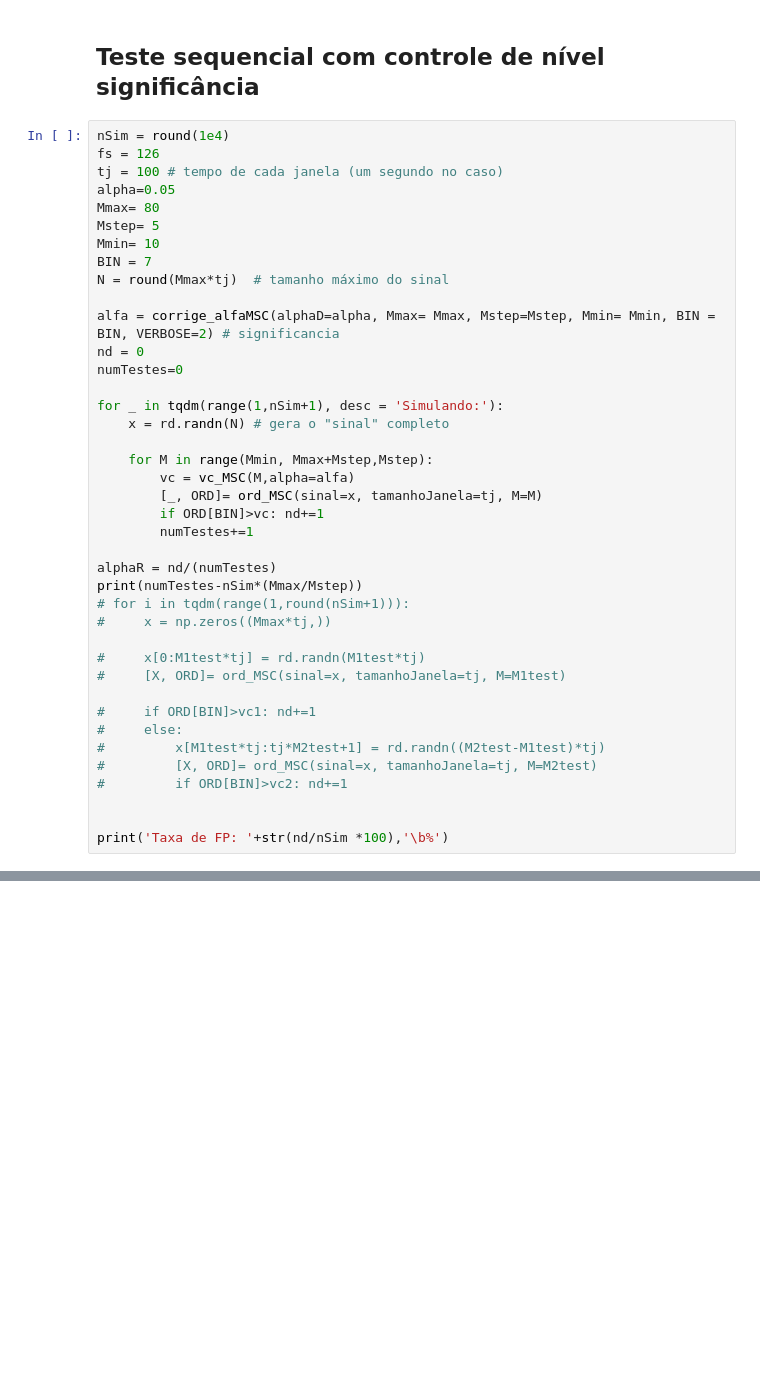
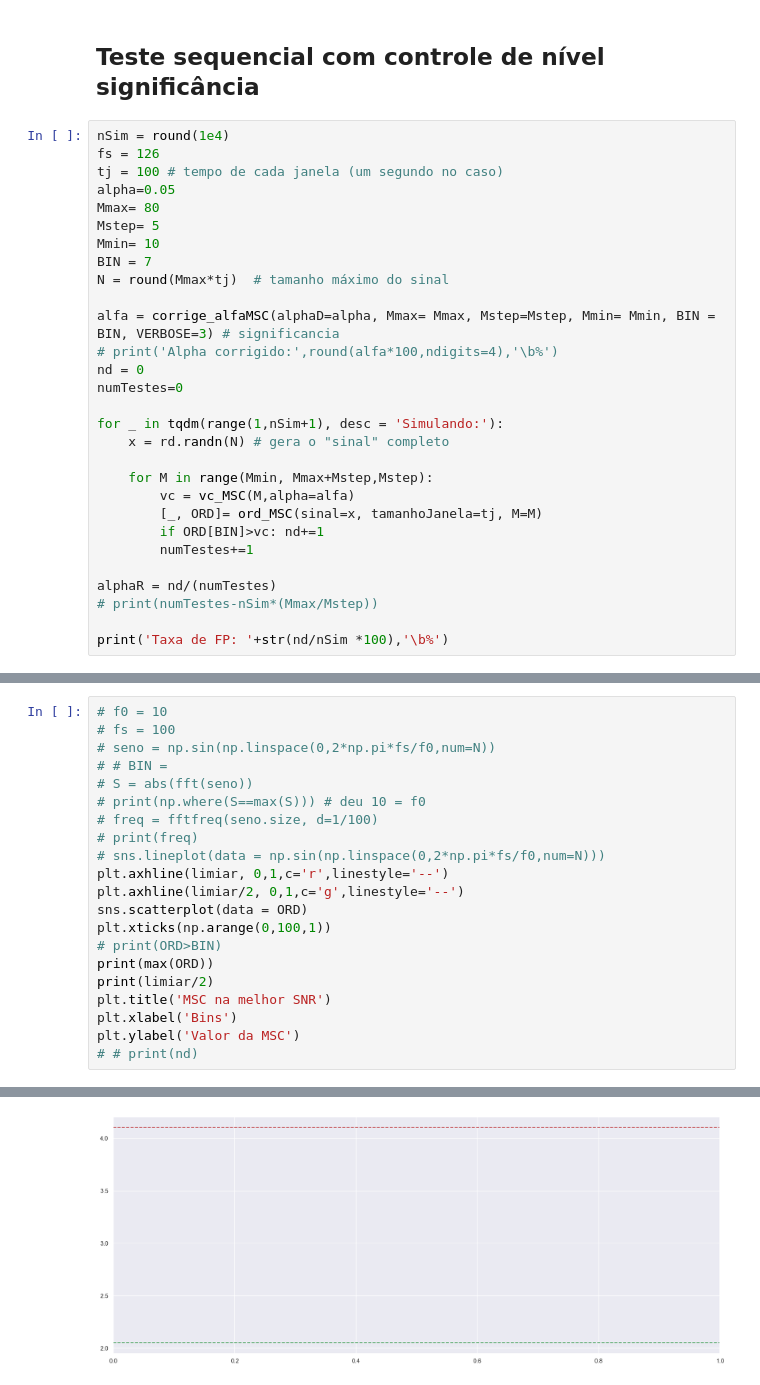
Before and after one commit to Alexandre-Caldeira/detection-theory-101, a Jupyter notebook: emBlocos.ipynb, the cells around one changed output, grey strips where cells are left out. Saved outputs shown, nothing was run; the diff lists cells and outputs as text; blank space fills up the shorter version.

```diff
--- a/emBlocos.ipynb
+++ b/emBlocos.ipynb
@@ -458,7 +454,8 @@ Mmin= 10
 BIN = 7
 N = round(Mmax*tj)  # tamanho máximo do sinal
 
-alfa = corrige_alfaMSC(alphaD=alpha, Mmax= Mmax, Mstep=Mstep, Mmin= Mmin, BIN = BIN, VERBOSE=2) # significancia
+alfa = corrige_alfaMSC(alphaD=alpha, Mmax= Mmax, Mstep=Mstep, Mmin= Mmin, BIN = BIN, VERBOSE=3) # significancia
+# print('Alpha corrigido:',round(alfa*100,ndigits=4),'\b%')
 nd = 0
 numTestes=0
 
@@ -472,19 +469,7 @@ for _ in tqdm(range(1,nSim+1), desc = 'Simulando:'):
         numTestes+=1
 
 alphaR = nd/(numTestes)
-print(numTestes-nSim*(Mmax/Mstep))
-# for i in tqdm(range(1,round(nSim+1))):
-#     x = np.zeros((Mmax*tj,))
-
-#     x[0:M1test*tj] = rd.randn(M1test*tj)
-#     [X, ORD]= ord_MSC(sinal=x, tamanhoJanela=tj, M=M1test)
-
-#     if ORD[BIN]>vc1: nd+=1
-#     else:
-#         x[M1test*tj:tj*M2test+1] = rd.randn((M2test-M1test)*tj)
-#         [X, ORD]= ord_MSC(sinal=x, tamanhoJanela=tj, M=M2test)
-#         if ORD[BIN]>vc2: nd+=1
-
+# print(numTestes-nSim*(Mmax/Mstep))
 
 print('Taxa de FP: '+str(nd/nSim *100),'\b%')
 # %% [output]
@@ -493,0 +593,22 @@ Taxa de FP: 26.06%
+# %%
+# f0 = 10
+# fs = 100
+# seno = np.sin(np.linspace(0,2*np.pi*fs/f0,num=N))
+# # BIN =
+# S = abs(fft(seno))
+# print(np.where(S==max(S))) # deu 10 = f0
+# freq = fftfreq(seno.size, d=1/100)
+# print(freq)
+# sns.lineplot(data = np.sin(np.linspace(0,2*np.pi*fs/f0,num=N)))
+plt.axhline(limiar, 0,1,c='r',linestyle='--')
+plt.axhline(limiar/2, 0,1,c='g',linestyle='--')
+sns.scatterplot(data = ORD)
+plt.xticks(np.arange(0,100,1))
+# print(ORD>BIN)
+print(max(ORD))
+print(limiar/2)
+plt.title('MSC na melhor SNR')
+plt.xlabel('Bins')
+plt.ylabel('Valor da MSC')
+# # print(nd)
+# %% [output]
@@ -493,0 +616 @@ Taxa de FP: 26.06%
+[figure, added]
```
Also changed, not shown: parts of 15 cells of this notebook, 2 other files.
